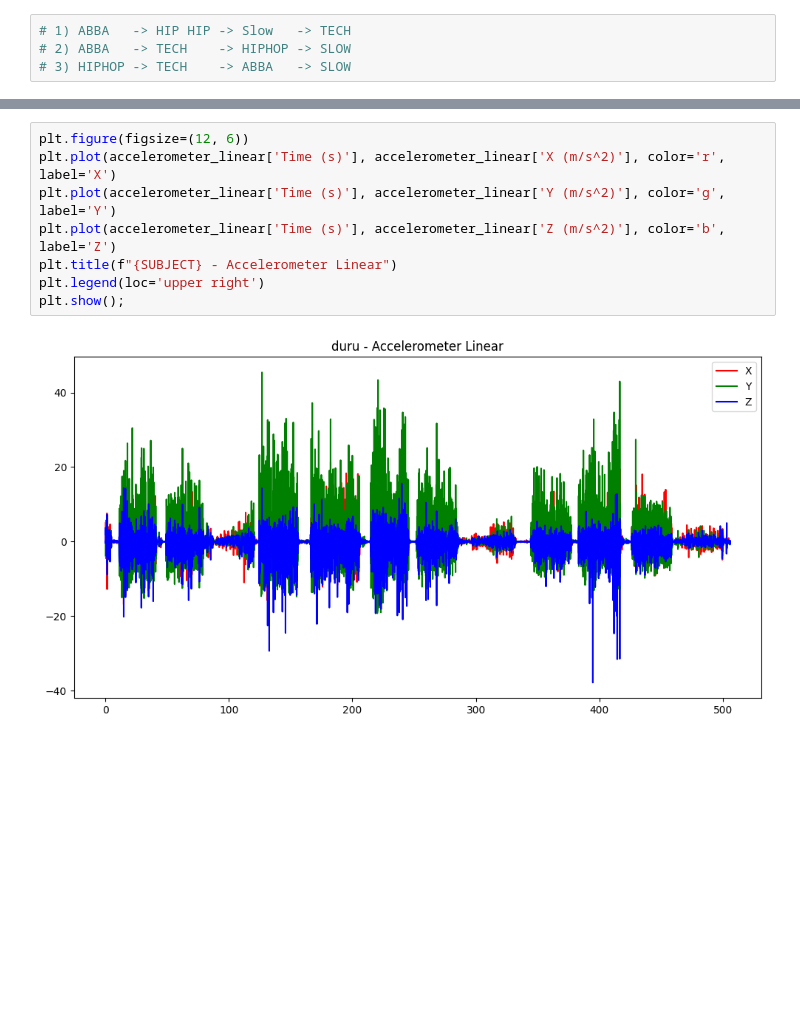
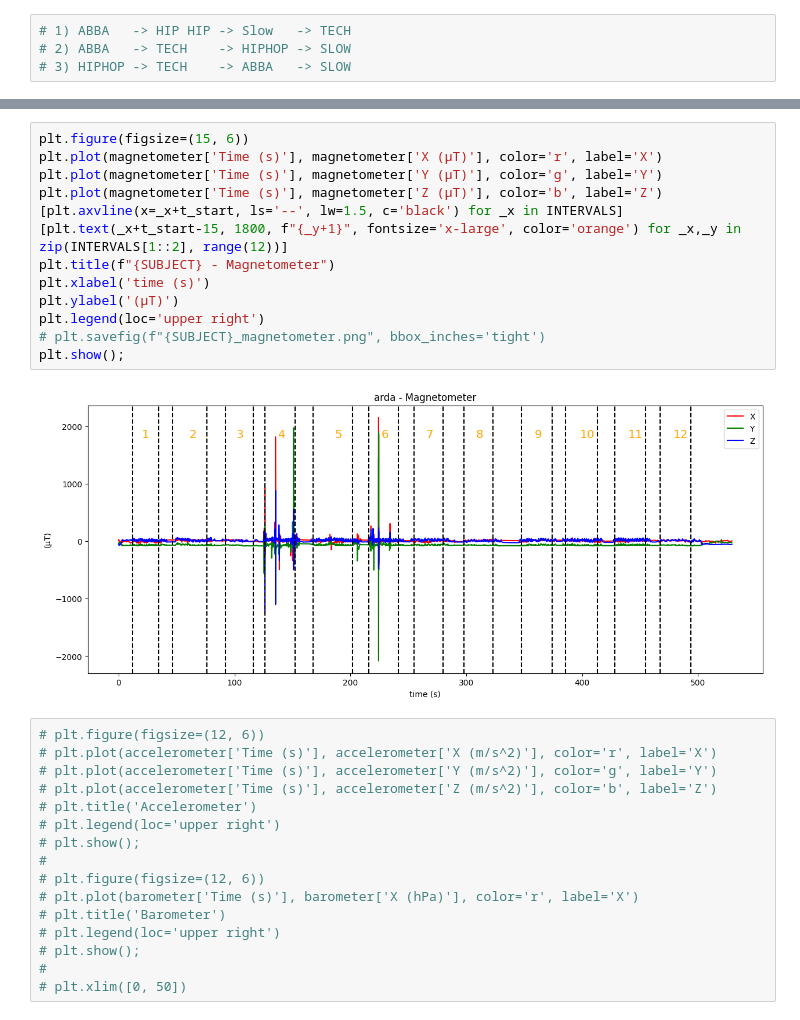
Before and after one commit to ardaergin/ML4QS, a Jupyter notebook: censor_graphs.ipynb, the cells around one changed output, grey strips where cells are left out. Cells and saved outputs as stored; diff of their text form; blank space fills up the shorter version.

```diff
--- a/censor_graphs.ipynb
+++ b/censor_graphs.ipynb
@@ -33,10 +62,31 @@ print(magnetometer.shape)
+# %%
+plt.figure(figsize=(15, 6))
+plt.plot(magnetometer['Time (s)'], magnetometer['X (µT)'], color='r', label='X')
+plt.plot(magnetometer['Time (s)'], magnetometer['Y (µT)'], color='g', label='Y')
+plt.plot(magnetometer['Time (s)'], magnetometer['Z (µT)'], color='b', label='Z')
+[plt.axvline(x=_x+t_start, ls='--', lw=1.5, c='black') for _x in INTERVALS]
+[plt.text(_x+t_start-15, 1800, f"{_y+1}", fontsize='x-large', color='orange') for _x,_y in zip(INTERVALS[1::2], range(12))]
+plt.title(f"{SUBJECT} - Magnetometer")
+plt.xlabel('time (s)')
+plt.ylabel('(µT)')
+plt.legend(loc='upper right')
+# plt.savefig(f"{SUBJECT}_magnetometer.png", bbox_inches='tight')
+plt.show();
+# %% [output]
+[figure, added]
 # %%
-plt.figure(figsize=(12, 6))
-plt.plot(accelerometer_linear['Time (s)'], accelerometer_linear['X (m/s^2)'], color='r', label='X')
-plt.plot(accelerometer_linear['Time (s)'], accelerometer_linear['Y (m/s^2)'], color='g', label='Y')
-plt.plot(accelerometer_linear['Time (s)'], accelerometer_linear['Z (m/s^2)'], color='b', label='Z')
-plt.title(f"{SUBJECT} - Accelerometer Linear")
-plt.legend(loc='upper right')
-plt.show();
+# plt.figure(figsize=(12, 6))
+# plt.plot(accelerometer['Time (s)'], accelerometer['X (m/s^2)'], color='r', label='X')
+# plt.plot(accelerometer['Time (s)'], accelerometer['Y (m/s^2)'], color='g', label='Y')
+# plt.plot(accelerometer['Time (s)'], accelerometer['Z (m/s^2)'], color='b', label='Z')
+# plt.title('Accelerometer')
+# plt.legend(loc='upper right')
+# plt.show();
+#
+# plt.figure(figsize=(12, 6))
+# plt.plot(barometer['Time (s)'], barometer['X (hPa)'], color='r', label='X')
+# plt.title('Barometer')
+# plt.legend(loc='upper right')
+# plt.show();
+#
+# plt.xlim([0, 50])
-# %% [output]
-[figure, removed]
```
Also changed, not shown: parts of 8 cells of this notebook.
